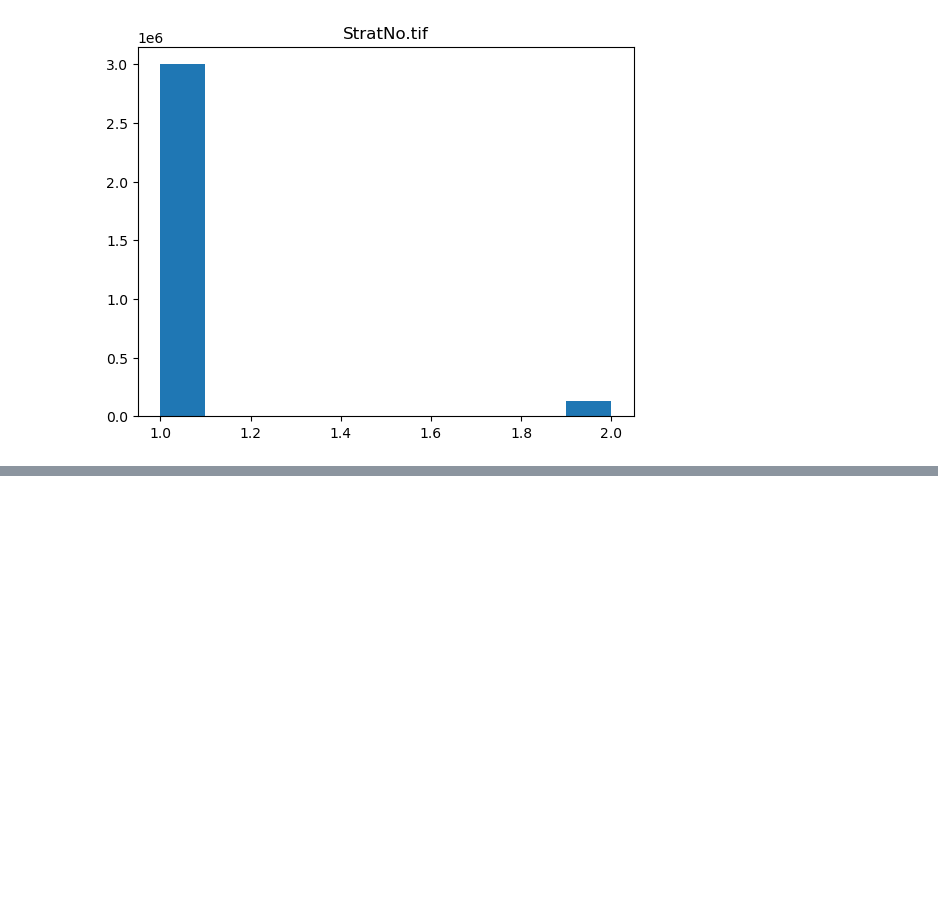
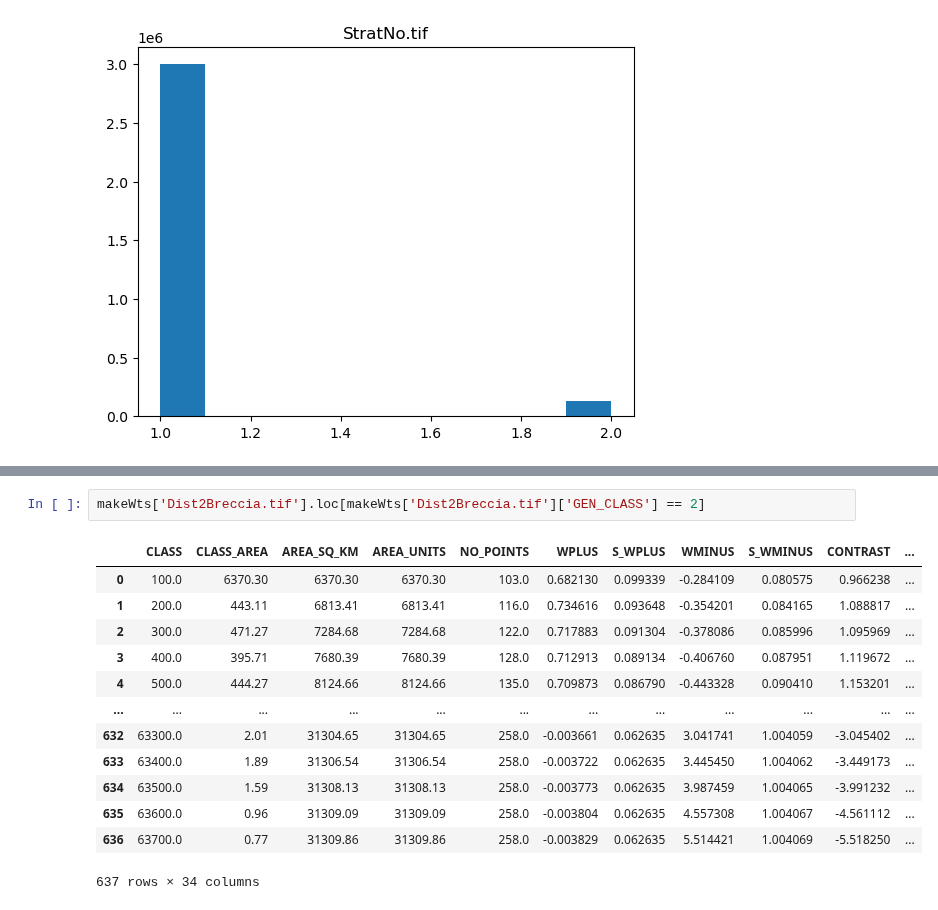
Before and after one commit to RichardScottOZ/Simple-Weights-of-Evidence, a Jupyter notebook: WoE-Test.ipynb, the cells around one changed output, grey strips where cells are left out. Drawn from its saved outputs; the diff is of its cells as text; blank space fills up the shorter version.

```diff
--- a/WoE-Test.ipynb
+++ b/WoE-Test.ipynb
@@ -642,0 +555,16 @@ for r in response:
+# %%
+makeWts['Dist2Breccia.tif'].loc[makeWts['Dist2Breccia.tif']['GEN_CLASS'] == 2]
+# %% [output]
+|  | CLASS | CLASS_AREA | AREA_SQ_KM | AREA_UNITS | NO_POINTS | WPLUS | S_WPLUS | WMINUS | S_WMINUS | CONTRAST | ... |
+| 0 | 100.0 | 6370.30 | 6370.30 | 6370.30 | 103.0 | 0.682130 | 0.099339 | -0.284109 | 0.080575 | 0.966238 | ... |
+| 1 | 200.0 | 443.11 | 6813.41 | 6813.41 | 116.0 | 0.734616 | 0.093648 | -0.354201 | 0.084165 | 1.088817 | ... |
+| 2 | 300.0 | 471.27 | 7284.68 | 7284.68 | 122.0 | 0.717883 | 0.091304 | -0.378086 | 0.085996 | 1.095969 | ... |
+| 3 | 400.0 | 395.71 | 7680.39 | 7680.39 | 128.0 | 0.712913 | 0.089134 | -0.406760 | 0.087951 | 1.119672 | ... |
+| 4 | 500.0 | 444.27 | 8124.66 | 8124.66 | 135.0 | 0.709873 | 0.086790 | -0.443328 | 0.090410 | 1.153201 | ... |
+| ... | ... | ... | ... | ... | ... | ... | ... | ... | ... | ... | ... |
+| 632 | 63300.0 | 2.01 | 31304.65 | 31304.65 | 258.0 | -0.003661 | 0.062635 | 3.041741 | 1.004059 | -3.045402 | ... |
+| 633 | 63400.0 | 1.89 | 31306.54 | 31306.54 | 258.0 | -0.003722 | 0.062635 | 3.445450 | 1.004062 | -3.449173 | ... |
+| 634 | 63500.0 | 1.59 | 31308.13 | 31308.13 | 258.0 | -0.003773 | 0.062635 | 3.987459 | 1.004065 | -3.991232 | ... |
+| 635 | 63600.0 | 0.96 | 31309.09 | 31309.09 | 258.0 | -0.003804 | 0.062635 | 4.557308 | 1.004067 | -4.561112 | ... |
+| 636 | 63700.0 | 0.77 | 31309.86 | 31309.86 | 258.0 | -0.003829 | 0.062635 | 5.514421 | 1.004069 | -5.518250 | ... |
+637 rows × 34 columns
```
Also changed, not shown: parts of 14 cells of this notebook.
